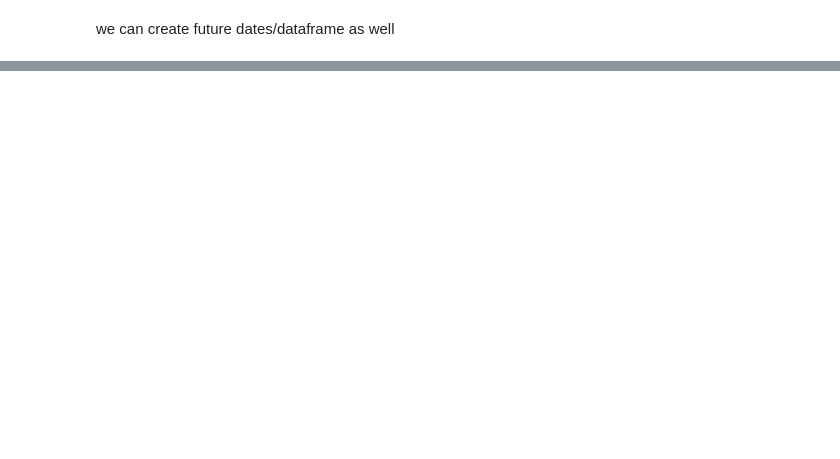
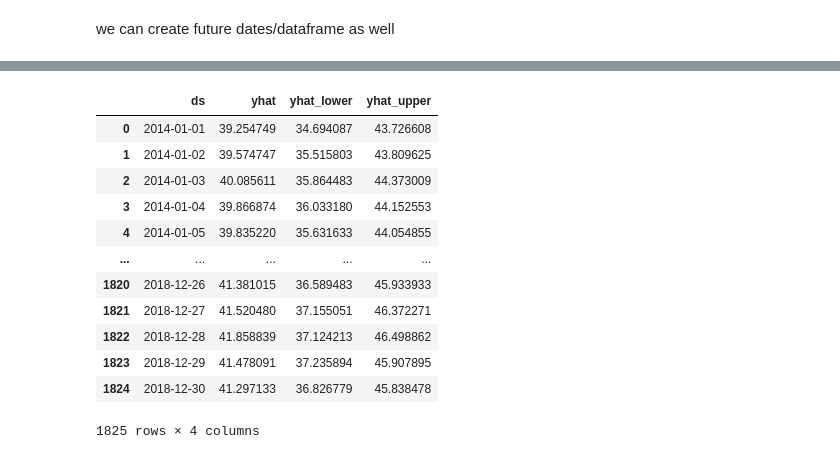
Before and after one commit to albertodavincishekhawat/Basic_AI, a Jupyter notebook: DailyTempratureFoscasting withFB_Prophet.ipynb, the cells around one changed output, grey strips where cells are left out. Saved outputs shown, nothing was run; the diff lists cells and outputs as text; code cells hidden in the pictures; blank space fills up the shorter version.

```diff
--- a/DailyTempratureFoscasting withFB_Prophet.ipynb
+++ b/DailyTempratureFoscasting withFB_Prophet.ipynb
@@ -90,0 +92,3 @@ train = df.loc
+# %%
+train = df.iloc[:len(df)-365]
+test = df.iloc[len(df)-365:]
@@ -90,0 +121,4 @@ train = df.loc
+# %%
+model = Prophet()
+model.fit(train)
+train.tail()
@@ -91,2 +134,4 @@ train = df.loc
 # %% [markdown]
 we can create future dates/dataframe as well
+# %%
+future_dates = model.make_future_dataframe(periods=365)
@@ -92,0 +156,2 @@ we can create future dates/dataframe as well
+# %%
+forecast = model.predict(future_dates)
@@ -92,0 +176,16 @@ we can create future dates/dataframe as well
+# %%
+forecast[["ds", "yhat", "yhat_lower", "yhat_upper"]]
+# %% [output]
+|  | ds | yhat | yhat_lower | yhat_upper |
+| 0 | 2014-01-01 | 39.254749 | 34.694087 | 43.726608 |
+| 1 | 2014-01-02 | 39.574747 | 35.515803 | 43.809625 |
+| 2 | 2014-01-03 | 40.085611 | 35.864483 | 44.373009 |
+| 3 | 2014-01-04 | 39.866874 | 36.033180 | 44.152553 |
+| 4 | 2014-01-05 | 39.835220 | 35.631633 | 44.054855 |
+| ... | ... | ... | ... | ... |
+| 1820 | 2018-12-26 | 41.381015 | 36.589483 | 45.933933 |
+| 1821 | 2018-12-27 | 41.520480 | 37.155051 | 46.372271 |
+| 1822 | 2018-12-28 | 41.858839 | 37.124213 | 46.498862 |
+| 1823 | 2018-12-29 | 41.478091 | 37.235894 | 45.907895 |
+| 1824 | 2018-12-30 | 41.297133 | 36.826779 | 45.838478 |
+1825 rows × 4 columns
```
Also changed, not shown: parts of 20 cells of this notebook.
